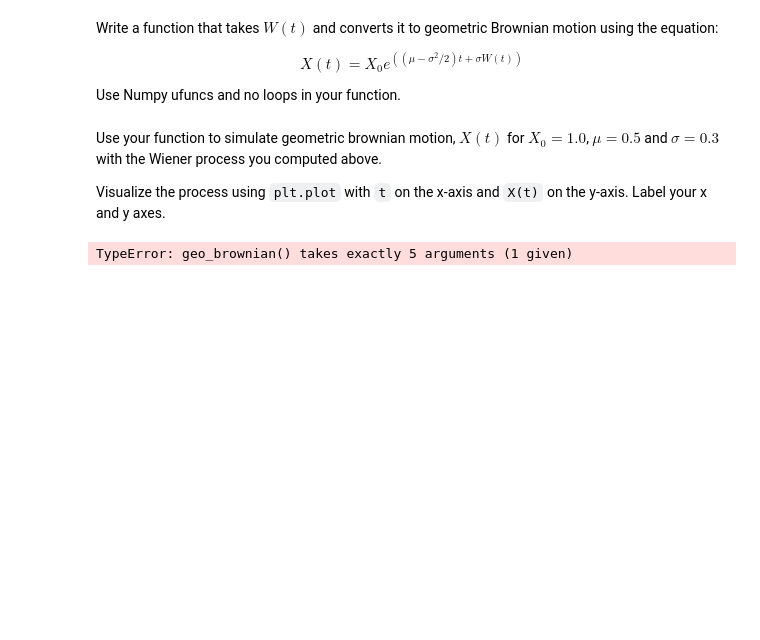
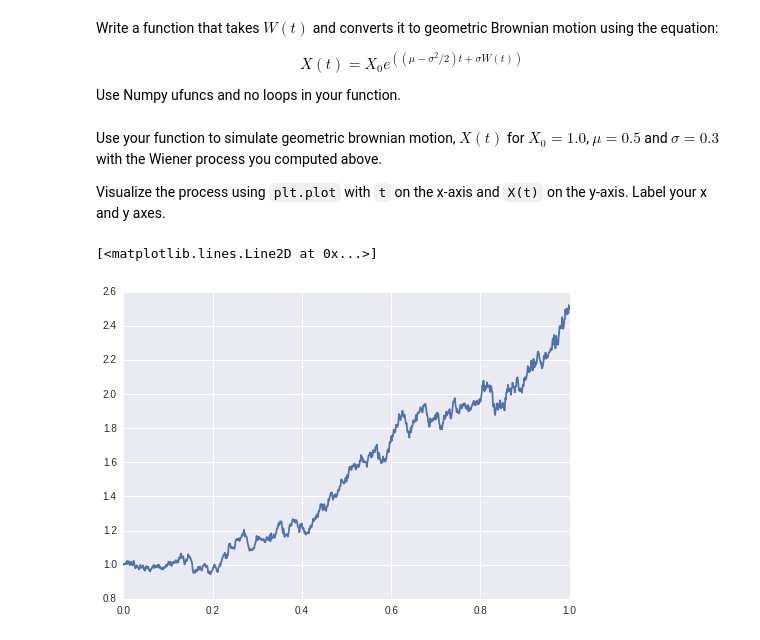
Before and after one commit to phungkh/phys202-2015-work, a Jupyter notebook: assignments/assignment03/NumpyEx03.ipynb, the cells around one changed output. Saved outputs shown, nothing was run; the diff lists cells and outputs as text; code cells hidden in the pictures; blank space fills up the shorter version.

```diff
--- a/assignments/assignment03/NumpyEx03.ipynb
+++ b/assignments/assignment03/NumpyEx03.ipynb
@@ -74,9 +74,9 @@ import math
 def geo_brownian(t, W, X0, mu, sigma):
     "Return X(t) for geometric brownian motion with drift mu, volatility sigma."""
 
-    a= ((mu-sigma**2)/2)*t +(sigma)*W(t)
+    a = (mu-(sigma**2)/2)*t +(sigma)*W
     b = X0*(np.exp(a))
-    return (t,b)
+    return (t, b)
 # %%
 assert True # leave this for grading
 # %% [markdown]
@@ -84,10 +84,11 @@ Use your function to simulate geometric brownian motion, $X(t)$ for $X_0=1.0$, $
 
 Visualize the process using `plt.plot` with `t` on the x-axis and `X(t)` on the y-axis. Label your x and y axes.
 # %%
+q, r = geo_brownian(t, W,1.0,0.5,0.3)
 
-
-plt.plot(t, geo_brownian((t,W,1.0,0.5,0.3)))
+plt.plot(q, r)
 # %% [output]
-TypeError: geo_brownian() takes exactly 5 arguments (1 given)
+[<matplotlib.lines.Line2D at 0x...>]
+[figure, added]
 # %%
 assert True # leave this for grading
```
Also changed, not shown: parts of 2 cells of this notebook.
